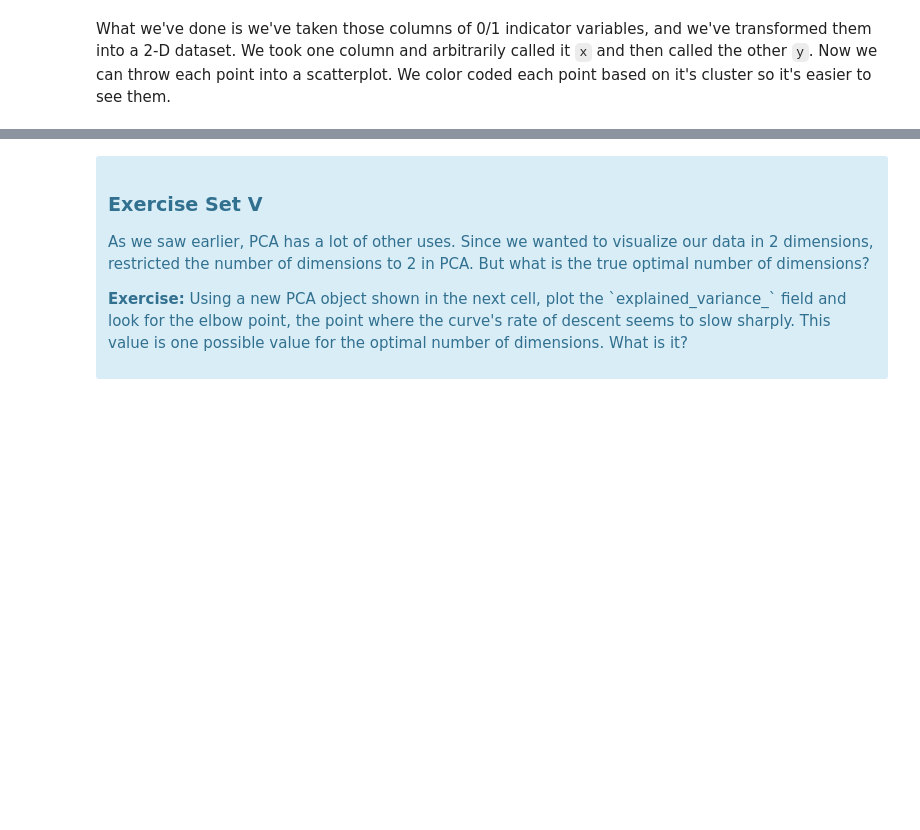
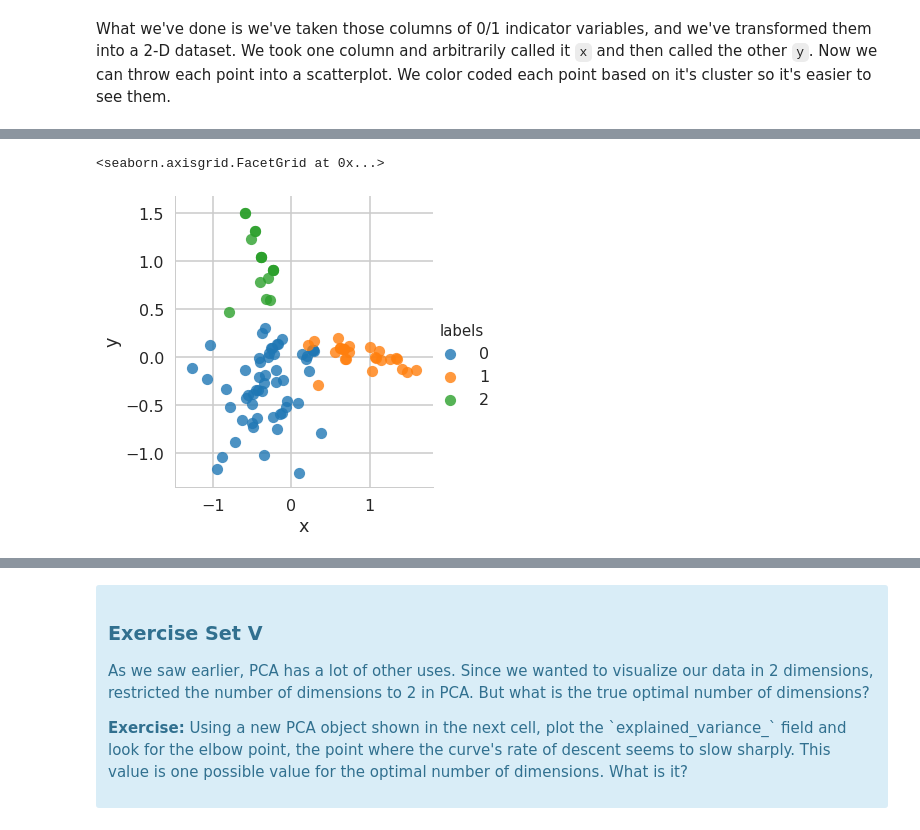
Before and after one commit to BhuviSharma/SB-DSC, a Jupyter notebook: mini_projects/clustering/Mini_Project_Clustering.ipynb, the cells around one changed output, grey strips where cells are left out. Saved outputs shown, nothing was run; the diff lists cells and outputs as text; code cells hidden in the pictures; blank space fills up the shorter version.

```diff
--- a/mini_projects/clustering/Mini_Project_Clustering.ipynb
+++ b/mini_projects/clustering/Mini_Project_Clustering.ipynb
@@ -257,0 +298,6 @@ What we've done is we've taken those columns of 0/1 indicator variables, and we'
+# %%
+pca_df['labels'] = KMeans(n_clusters=3, random_state=42).fit(x_cols).labels_
+sns.lmplot(x='x', y='y', hue='labels', data=pca_df, fit_reg=False)
+# %% [output]
+<seaborn.axisgrid.FacetGrid at 0x...>
+[figure, added]
```
Also changed, not shown: parts of 22 cells of this notebook.
